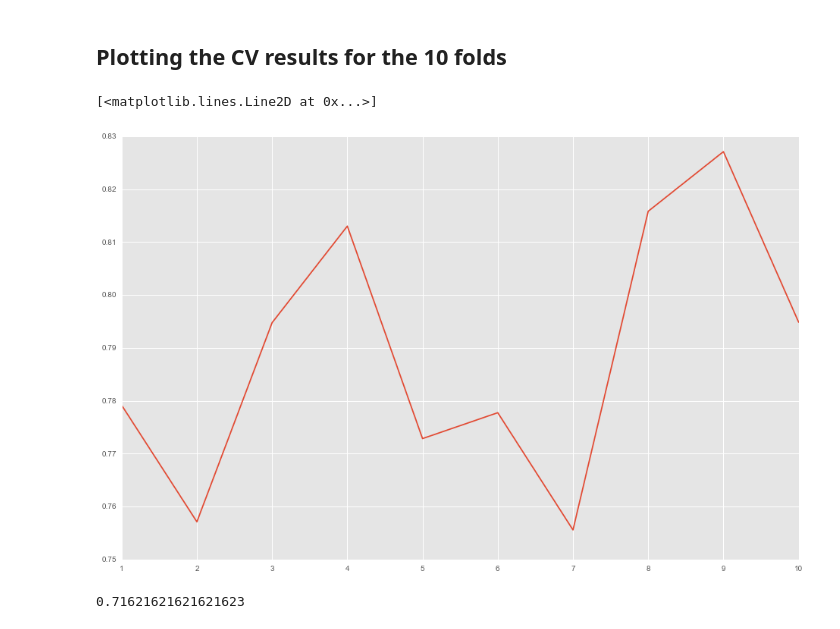
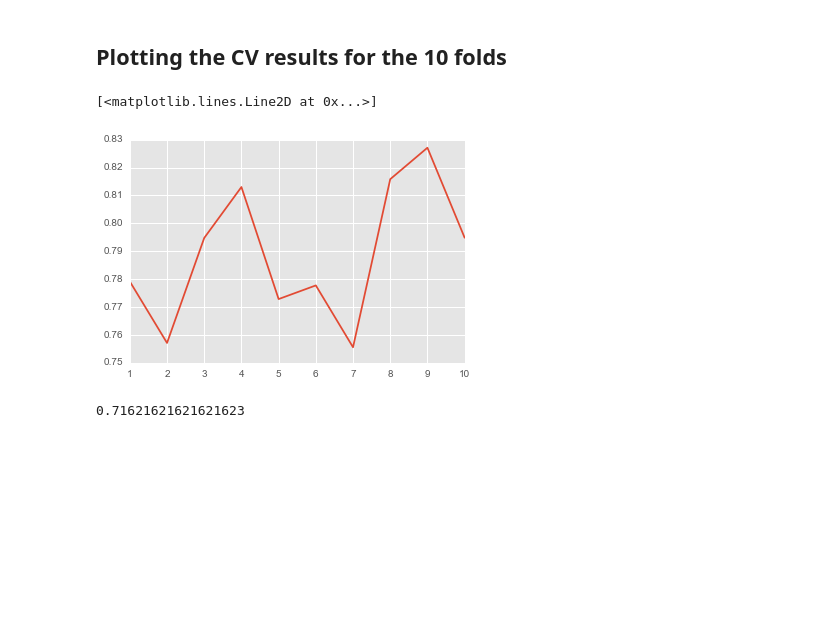
Before and after one commit to devesh1412/DS-SF-23, a Jupyter notebook: final-project/final_analysis/Final_Project_30JUN.ipynb, the cells around one changed output. Drawn from its saved outputs; the diff is of its cells as text; code cells hidden in the pictures; blank space fills up the shorter version.

```diff
--- a/final-project/final_analysis/Final_Project_30JUN.ipynb
+++ b/final-project/final_analysis/Final_Project_30JUN.ipynb
@@ -1152,12 +1125,12 @@ sorted(zip(model_forest.feature_importances_, train_X_strat.columns.values), rev
 # %% [markdown]
 ## Plotting the CV results for the 10 folds
 # %%
-plt.figure(figsize=(16,10))
+#plt.figure(figsize=(16,10))
 
 plt.plot(cv_forest_df.Iteration, cv_forest_df.Score)
 # %% [output]
 [<matplotlib.lines.Line2D at 0x...>]
-[figure, old version]
+[figure, new version]
 # %%
 model_forest.score(test_X_strat, test_y_strat)
 # %% [output]
```
Also changed, not shown: parts of 26 cells of this notebook.
